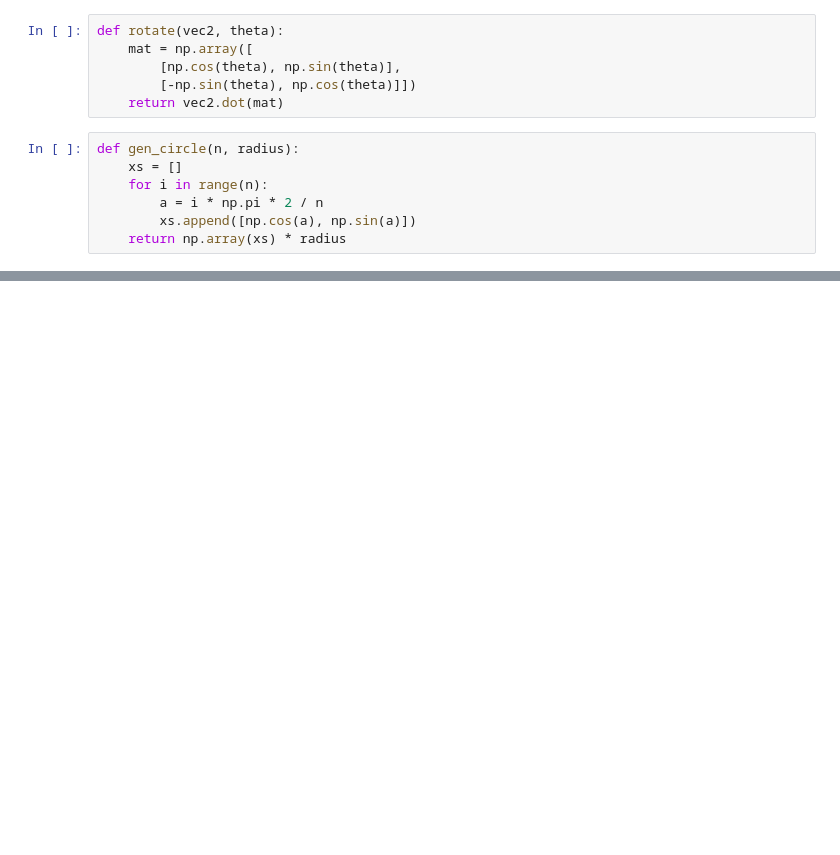
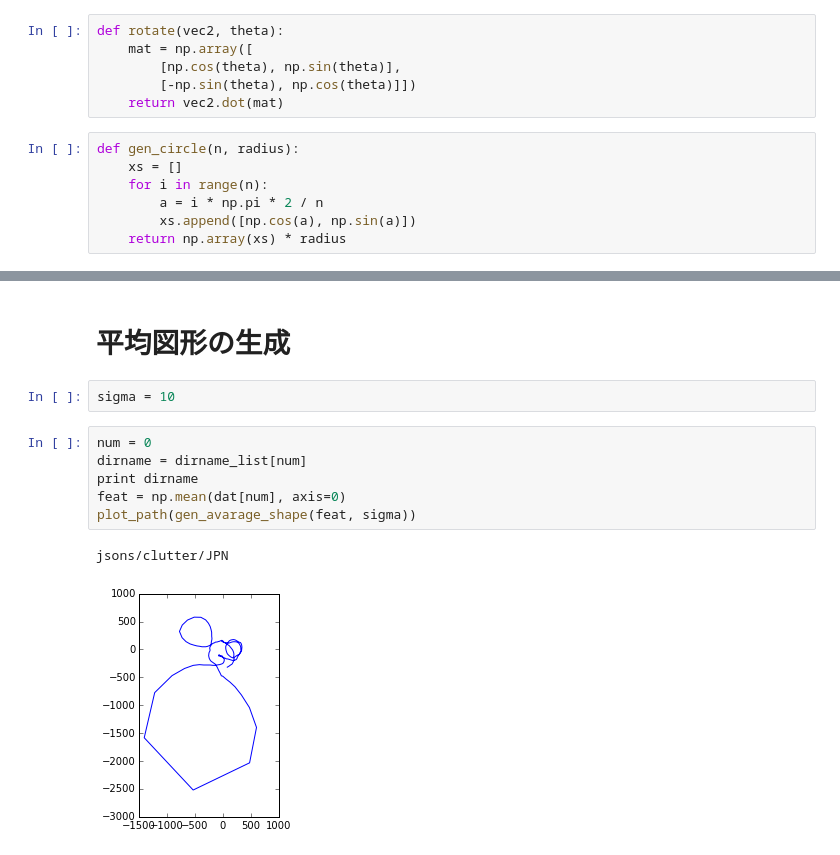
Before and after one commit to smurakami/figure-scanner, a Jupyter notebook: eval_feat.ipynb, the cells around one changed output, grey strips where cells are left out. Cells and saved outputs as stored; diff of their text form; blank space fills up the shorter version.

```diff
--- a/eval_feat.ipynb
+++ b/eval_feat.ipynb
@@ -203,0 +181,13 @@ plot_path(gen_bone(path, 0.1))
+# %% [markdown]
+# 平均図形の生成
+# %%
+sigma = 10
+# %%
+num = 0
+dirname = dirname_list[num]
+print dirname
+feat = np.mean(dat[num], axis=0)
+plot_path(gen_avarage_shape(feat, sigma))
+# %% [output]
+jsons/clutter/JPN
+[figure, added]
```
Also changed, not shown: parts of 22 cells of this notebook, 1 other file.
